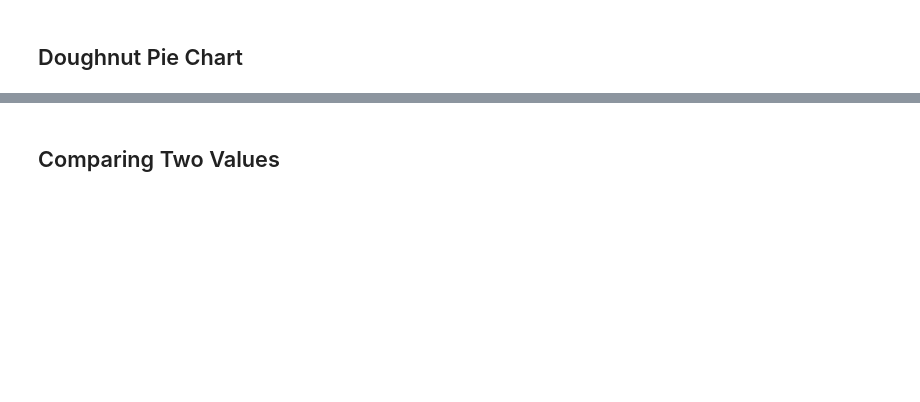
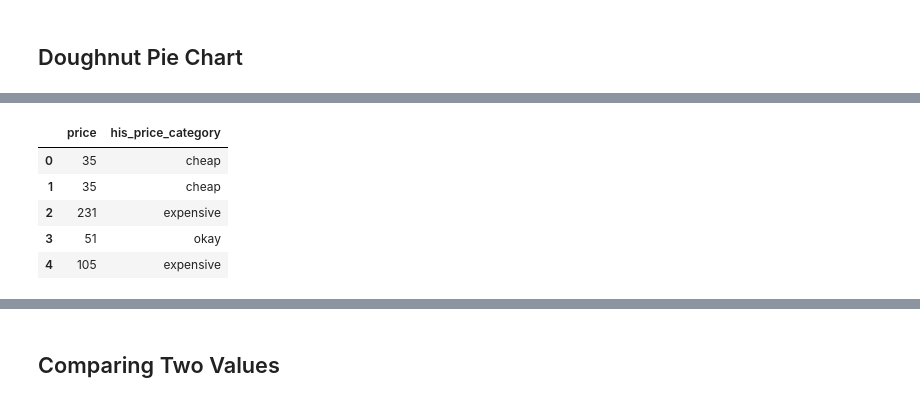
Before and after one commit to dindatisi/python_charts, a Jupyter notebook: chart_gallery.ipynb, the cells around one changed output, grey strips where cells are left out. Cells and saved outputs as stored; diff of their text form; code cells hidden in the pictures; blank space fills up the shorter version.

```diff
--- a/chart_gallery.ipynb
+++ b/chart_gallery.ipynb
@@ -156,0 +176,11 @@ plt.show()
+# %%
+df['his_price_category'] = df.price.apply(get_price_category)
+# check result
+df[['price','his_price_category']].head()
+# %% [output]
+|  | price | his_price_category |
+| 0 | 35 | cheap |
+| 1 | 35 | cheap |
+| 2 | 231 | expensive |
+| 3 | 51 | okay |
+| 4 | 105 | expensive |
```
Also changed, not shown: parts of 11 cells of this notebook.
